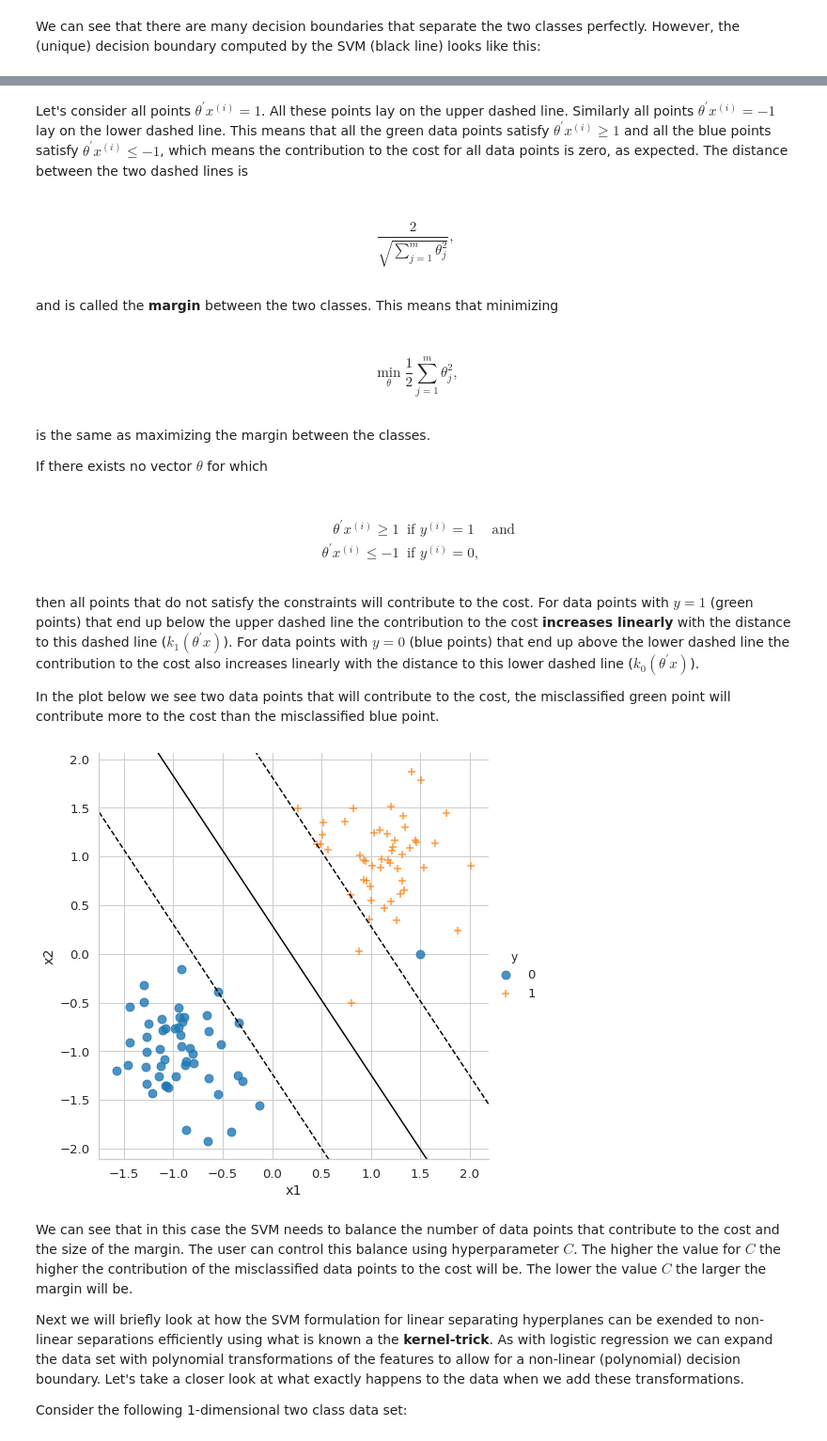
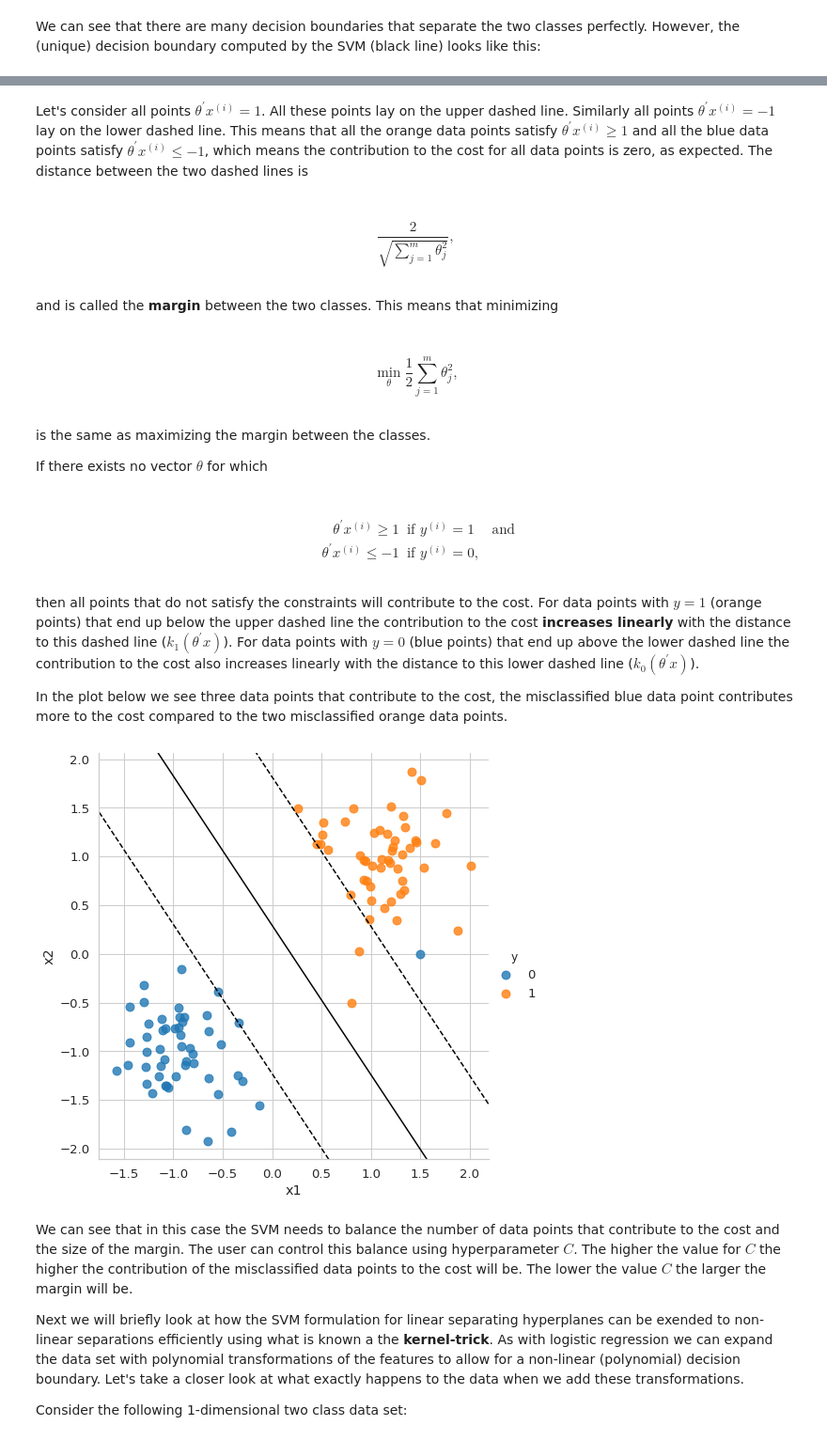
Before and after one commit to mtthsmoore/PRACTUNFINISHED_class_K-means, a Jupyter notebook: notebooks/5_SVM/5_Support_vector_machines.ipynb, the cells around one changed output, grey strips where cells are left out. Shown at 94% size. Saved outputs shown, nothing was run; the diff lists cells and outputs as text; code cells hidden in the pictures.

```diff
--- a/notebooks/5_SVM/5_Support_vector_machines.ipynb
+++ b/notebooks/5_SVM/5_Support_vector_machines.ipynb
@@ -187,5 +187,5 @@ plt.show()
 # %% [markdown]
-Let's consider all points $\theta^{\prime} x^{(i)} = 1$. All these points lay on the upper dashed line. Similarly all points $\theta^{\prime} x^{(i)} = -1$ lay on the lower dashed line. This means that all the green data points satisfy  $\theta^{\prime} x^{(i)} \ge 1$ and all the blue points satisfy $\theta^{\prime} x^{(i)} \le -1$, which means the contribution to the cost for all data points is zero, as expected. The distance between the two dashed lines is
+Let's consider all points $\theta^{\prime} x^{(i)} = 1$. All these points lay on the upper dashed line. Similarly all points $\theta^{\prime} x^{(i)} = -1$ lay on the lower dashed line. This means that all the orange data points satisfy  $\theta^{\prime} x^{(i)} \ge 1$ and all the blue data points satisfy $\theta^{\prime} x^{(i)} \le -1$, which means the contribution to the cost for all data points is zero, as expected. The distance between the two dashed lines is
 
 <br>
 $$\frac{2}{\sqrt{\sum_{j=1}^m \theta^2_j}},$$
@@ -208,27 +208,27 @@ $$\begin{aligned}
 \end{aligned}$$
 <br>
 
-then all points that do not satisfy the constraints will contribute to the cost. For data points with $y=1$ (green points) that end up below the upper dashed line the contribution to the cost **increases linearly** with the distance to this dashed line ($k_1(\theta^{\prime} x)$). For data points with $y=0$ (blue points) that end up above the lower dashed line the contribution to the cost also increases linearly with the distance to this lower dashed line ($k_0(\theta^{\prime} x)$).
+then all points that do not satisfy the constraints will contribute to the cost. For data points with $y=1$ (orange points) that end up below the upper dashed line the contribution to the cost **increases linearly** with the distance to this dashed line ($k_1(\theta^{\prime} x)$). For data points with $y=0$ (blue points) that end up above the lower dashed line the contribution to the cost also increases linearly with the distance to this lower dashed line ($k_0(\theta^{\prime} x)$).
 
-In the plot below we see two data points that will contribute to the cost, the misclassified green point will contribute more to the cost than the misclassified blue point.
+In the plot below we see three data points that contribute to the cost, the misclassified blue data point contributes more to the cost compared to the two misclassified orange data points.
 # %%
 tmp = pd.DataFrame([[1.5,0],[0.8,-0.5]],columns=['x1','x2'])
 tmp['y'] = [0,1]
 
 dataset_blobs = dataset_blobs.append(tmp)
 
 X = dataset_blobs.copy()
 y = X.pop('y')
 
 clf = SVC(kernel='linear')
 clf.fit(X, y)
 
-sns.lmplot(x="x1", y="x2", data=dataset_blobs, hue='y', markers=['o','+'],
+sns.lmplot(x="x1", y="x2", data=dataset_blobs, hue='y',
            fit_reg=False, height=7, scatter_kws={"s": 80})
 plot_svm_decision_function(clf)
 plt.show()
 # %% [output]
-[figure, old version]
+[figure, new version]
 # %% [markdown]
 We can see that in this case the SVM needs to balance the number of data points that contribute to the cost and the size of the margin. The user can control this balance using hyperparameter $C$. The higher the value for $C$ the higher the contribution of the misclassified data points to the cost will be. The lower the value $C$ the larger the margin will be.
 
```
Also changed, not shown: parts of 13 cells of this notebook.
